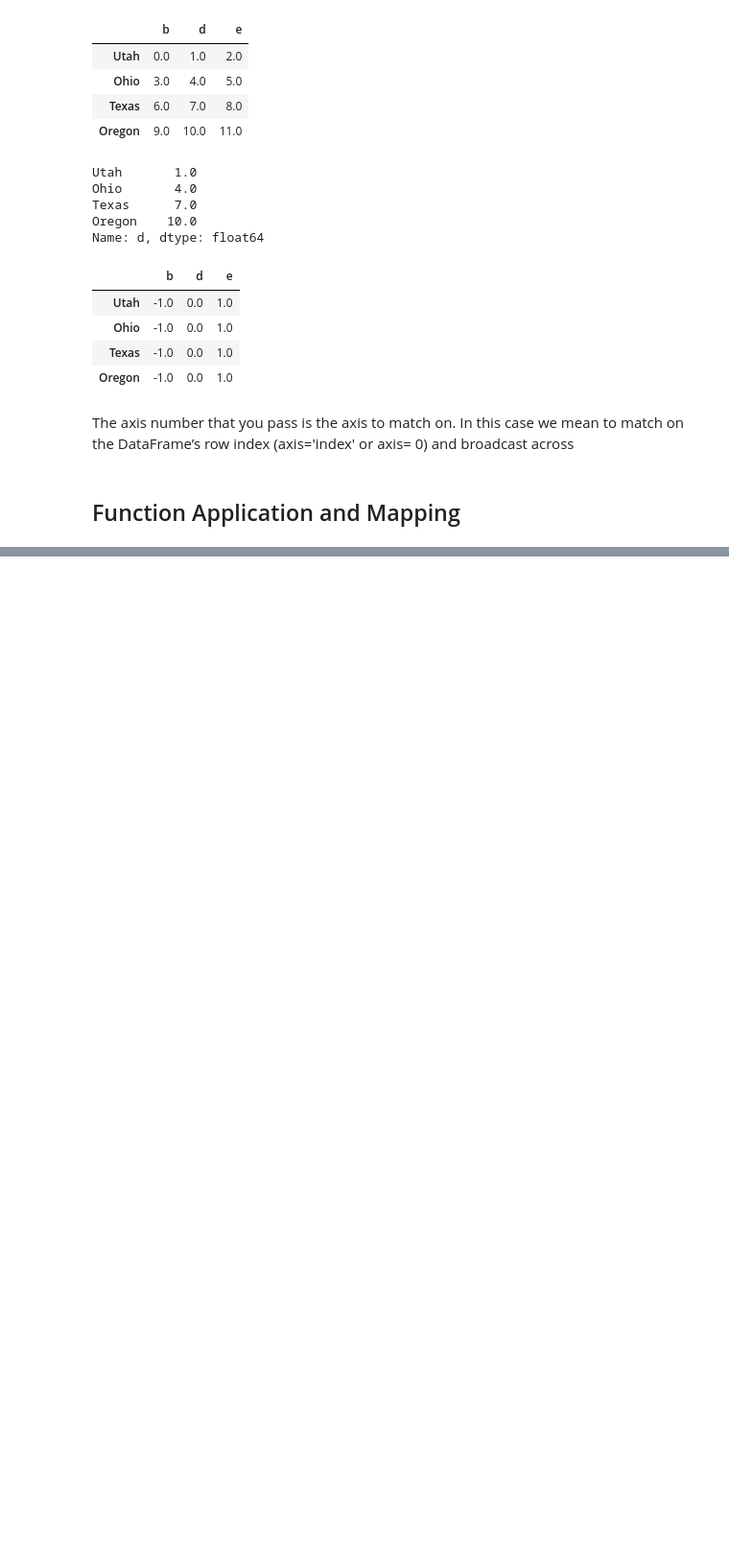
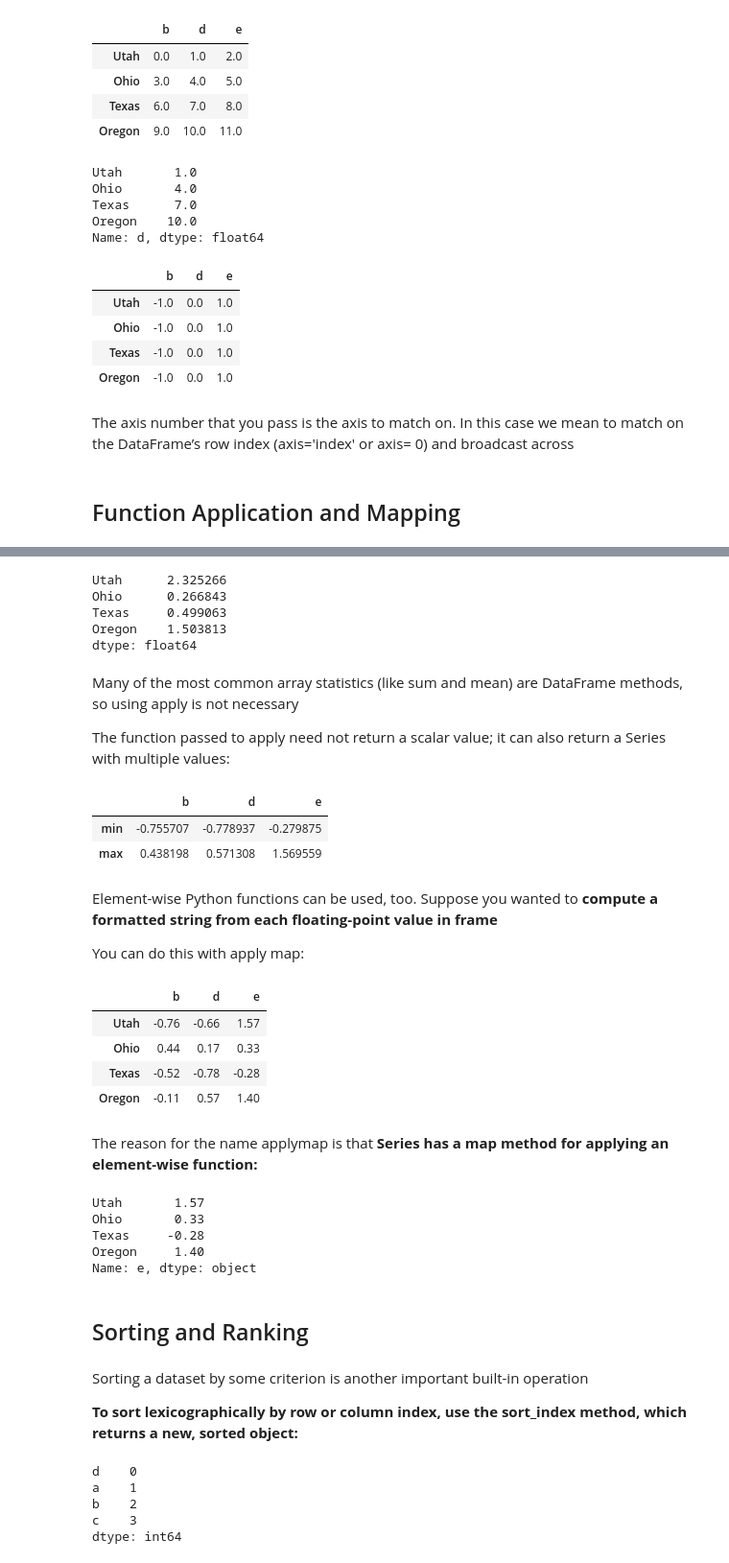
Before and after one commit to lucaslokchan/data-analysis, a Jupyter notebook: Python for Data Analysis/05_Getting_Started_with_pandas.ipynb, the cells around one changed output, grey strips where cells are left out. Shown: that part at 96% size. Saved outputs shown, nothing was run; the diff lists cells and outputs as text; code cells hidden in the pictures; blank space fills up the shorter version.

Commit message:
Sorting and Ranking

```diff
--- a/Python for Data Analysis/05_Getting_Started_with_pandas.ipynb
+++ b/Python for Data Analysis/05_Getting_Started_with_pandas.ipynb
@@ -1290,0 +1329,12 @@ The axis number that you pass is the axis to match on. In this case we mean to m
+# %%
+frame.apply(f, axis='columns')
+# %% [output]
+Utah      2.325266
+Ohio      0.266843
+Texas     0.499063
+Oregon    1.503813
+dtype: float64
+# %% [markdown]
+Many of the most common array statistics (like sum and mean) are DataFrame methods, so using apply is not necessary
+
+The function passed to apply need not return a scalar value; it can also return a Series with multiple values:
@@ -1290,0 +1344,36 @@ The axis number that you pass is the axis to match on. In this case we mean to m
+# %%
+frame.apply(f)
+# %% [output]
+|  | b | d | e |
+| min | -0.755707 | -0.778937 | -0.279875 |
+| max | 0.438198 | 0.571308 | 1.569559 |
+# %% [markdown]
+Element-wise Python functions can be used, too. Suppose you wanted to **compute a formatted string from each floating-point value in frame**
+
+You can do this with apply map:
+# %%
+format = lambda x: '%.2f' % x
+# %%
+frame.applymap(format)
+# %% [output]
+|  | b | d | e |
+| Utah | -0.76 | -0.66 | 1.57 |
+| Ohio | 0.44 | 0.17 | 0.33 |
+| Texas | -0.52 | -0.78 | -0.28 |
+| Oregon | -0.11 | 0.57 | 1.40 |
+# %% [markdown]
+The reason for the name applymap is that **Series has a map method for applying an element-wise function:**
+# %%
+frame['e'].map(format)
+# %% [output]
+Utah       1.57
+Ohio       0.33
+Texas     -0.28
+Oregon     1.40
+Name: e, dtype: object
+# %% [markdown]
+## Sorting and Ranking
+# %% [markdown]
+Sorting a dataset by some criterion is another important built-in operation
+
+**To sort lexicographically by row or column index, use the sort_index method, which returns a new, sorted object:**
@@ -1290,0 +1382,8 @@ The axis number that you pass is the axis to match on. In this case we mean to m
+# %%
+obj
+# %% [output]
+d    0
+a    1
+b    2
+c    3
+dtype: int64
```
Also changed, not shown: parts of 30 cells of this notebook.
